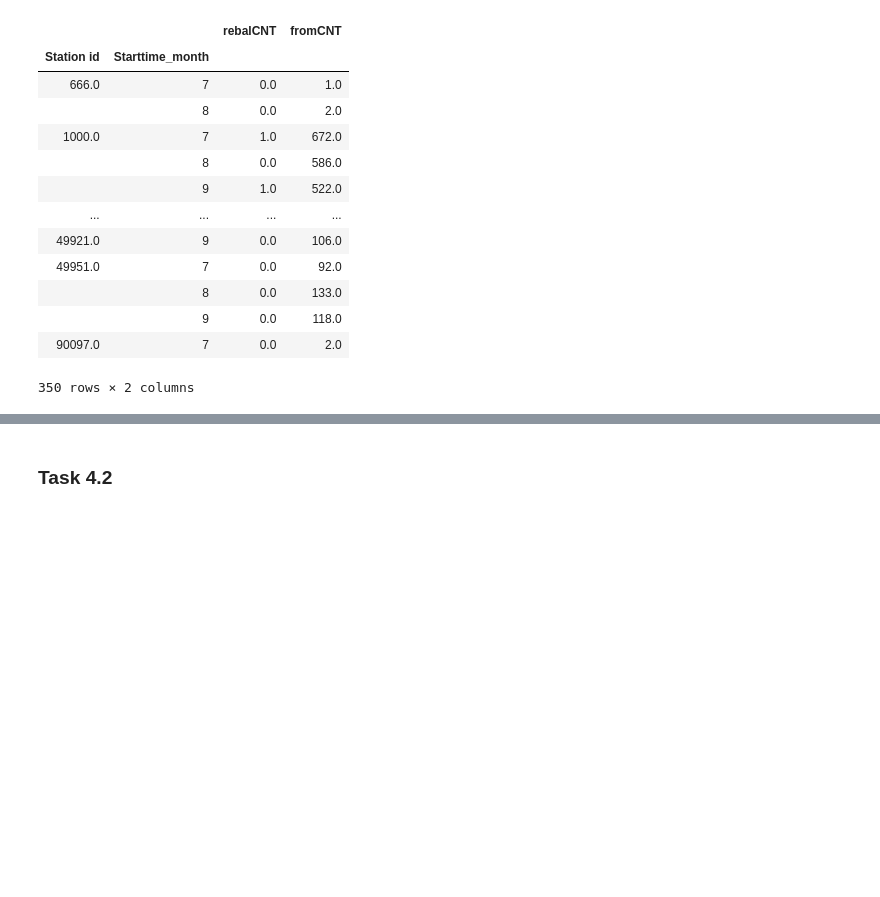
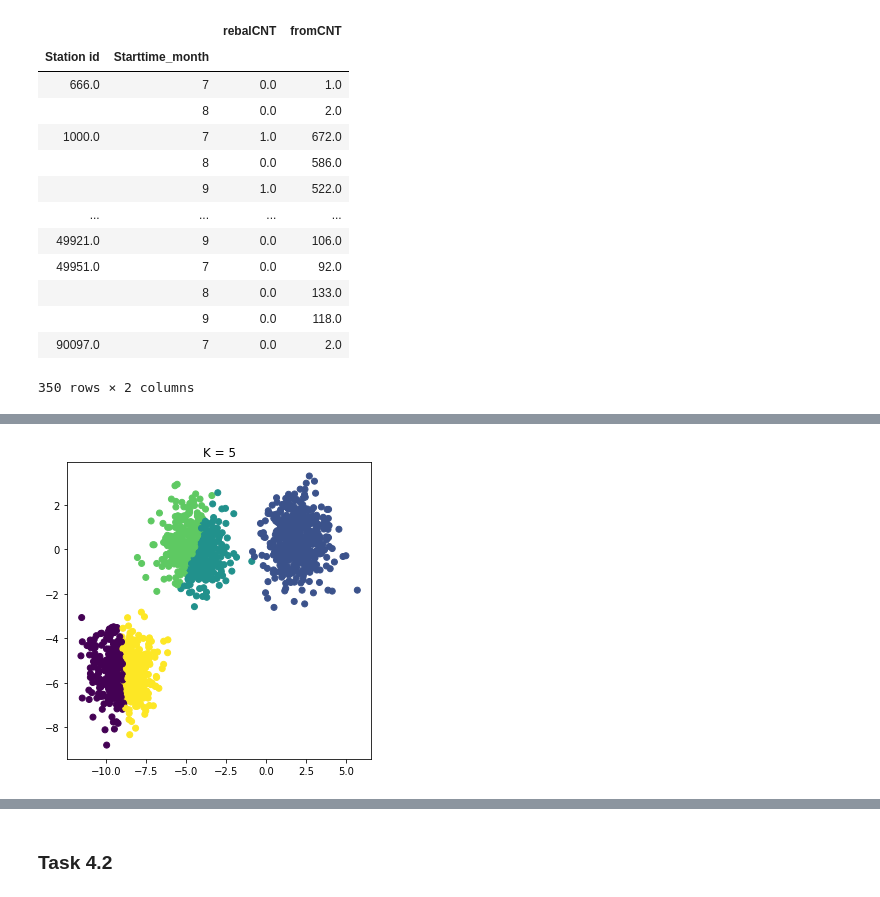
Before and after one commit to paige080298/DataScience_AdvancedTasks, a Jupyter notebook: bikeviz.ipynb, the cells around one changed output, grey strips where cells are left out. Drawn from its saved outputs; the diff is of its cells as text; code cells hidden in the pictures; blank space fills up the shorter version.

```diff
--- a/bikeviz.ipynb
+++ b/bikeviz.ipynb
@@ -1133,0 +1104,23 @@ TypeError: '(slice(None, None, None), 0)' is an invalid key
+# %%
+import numpy as np
+import matplotlib.pyplot as plt
+
+from sklearn.cluster import KMeans
+from sklearn.datasets import make_blobs
+
+plt.figure(figsize=(12, 12))
+
+n_samples = 1500
+random_state = 170
+#X = quarter_result
+# Incorrect number of clusters
+y_pred = KMeans(n_clusters=5, random_state=random_state).fit_predict(X)
+
+
+
+plt.subplot(221)
+plt.scatter(X[:, 0], X[:, 1], c=y_pred)
+plt.title("K = 5")
+plt.show()
+# %% [output]
+[figure, added]
```
Also changed, not shown: parts of 8 cells of this notebook.
